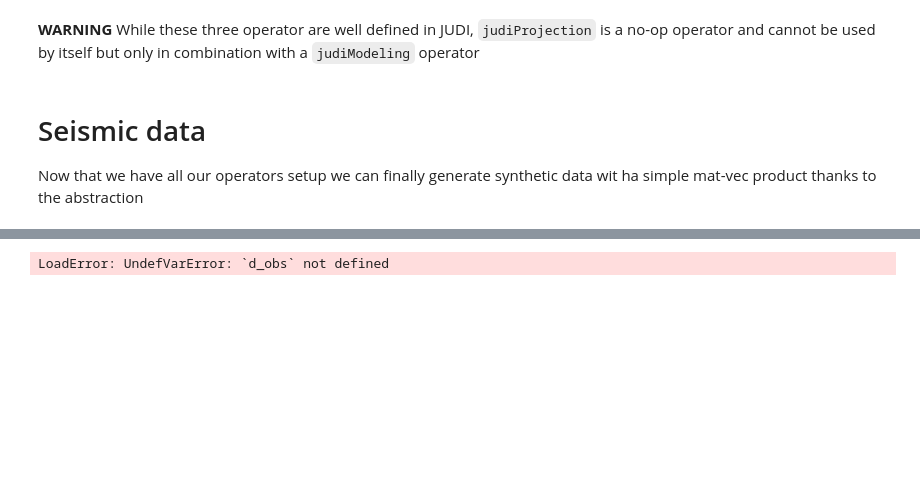
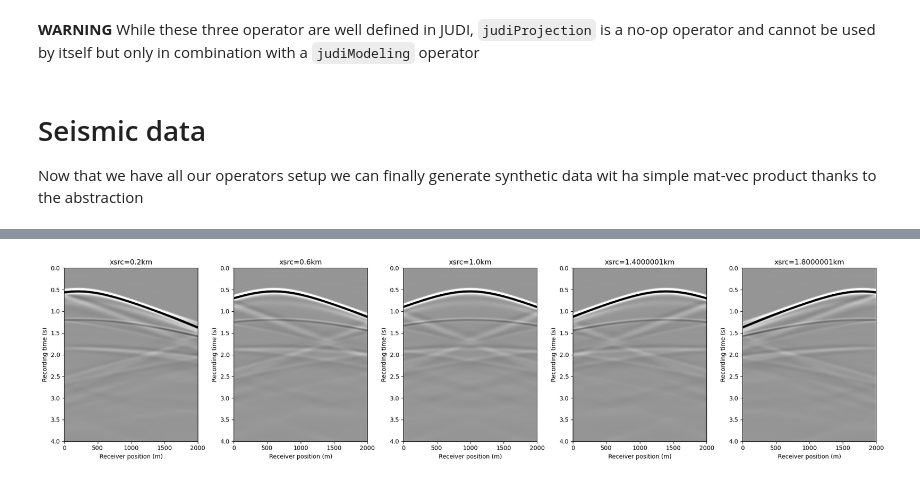
Before and after one commit to x-repos/fwi, a Jupyter notebook: Judi/examples/notebooks/01_intro.ipynb, the cells around one changed output, grey strips where cells are left out. Drawn from its saved outputs; the diff is of its cells as text; code cells hidden in the pictures; blank space fills up the shorter version.

```diff
--- a/Judi/examples/notebooks/01_intro.ipynb
+++ b/Judi/examples/notebooks/01_intro.ipynb
@@ -178,13 +186,14 @@ LoadError: ArgumentError: ref of NULL PyObject
 # %%
 data_extent = [xrec[1], xrec[end], 1f-3*record_time, 0]
 figure(figsize=(20, 5))
 for i=1:5
     subplot(1, 5, i)
     imshow(d_obs.data[2*i], vmin=-1, vmax=1, cmap="Greys", extent=data_extent, aspect="auto")
     xlabel("Receiver position (m)")
     ylabel("Recording time (s)")
     title("xsrc=$(1f-3xsrc[2*i][1])km")
 end
 tight_layout()
+gcf()
 # %% [output]
-LoadError: UndefVarError: `d_obs` not defined
+[figure, added]
```
Also changed, not shown: parts of 5 cells of this notebook.
